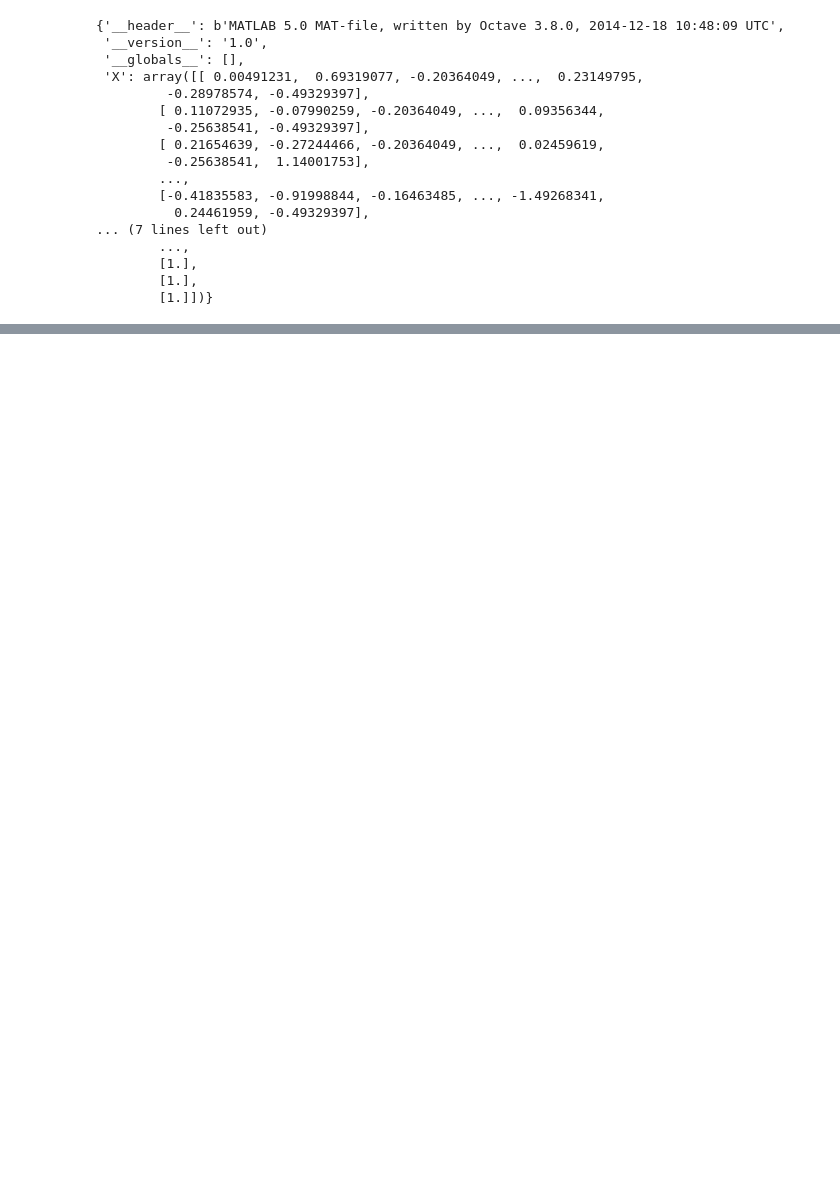
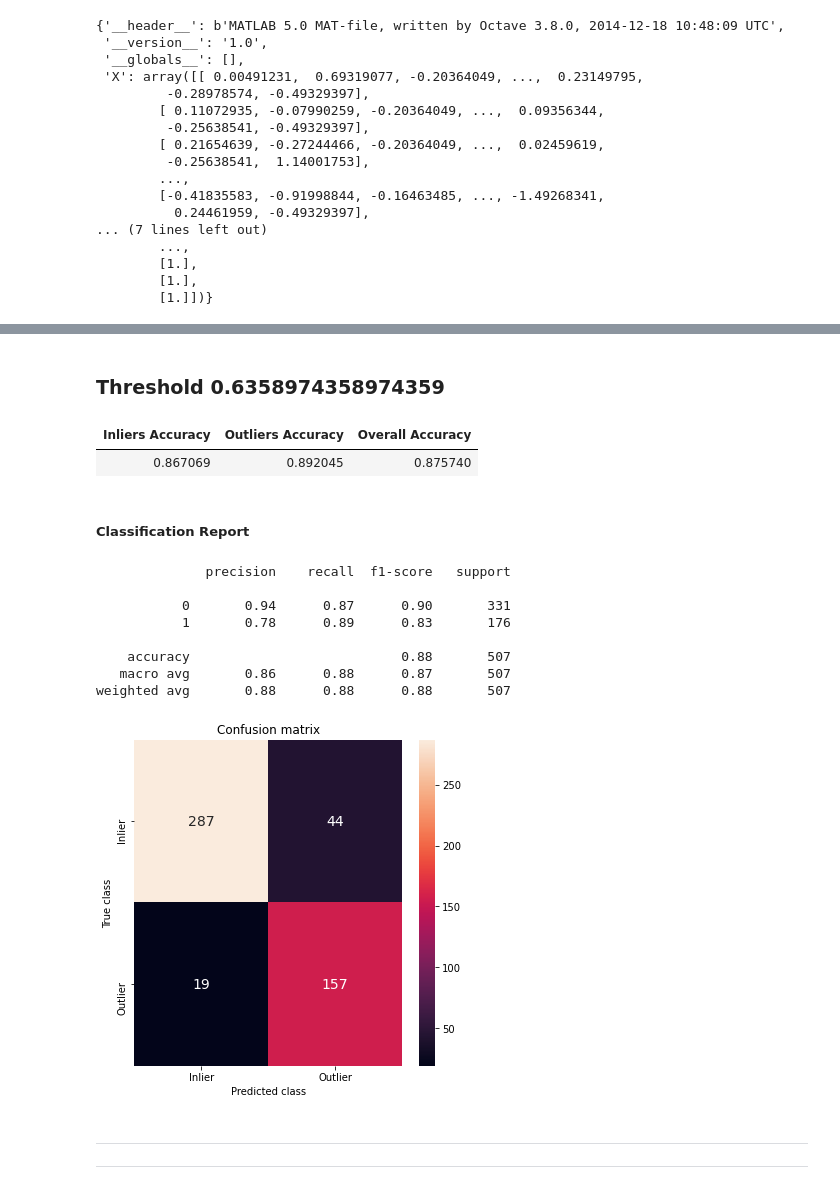
Before and after one commit to martin-krutsky/anomaly-detection-autoencoders, a Jupyter notebook: outlier_detection.ipynb, the cells around one changed output, grey strips where cells are left out. Cells and saved outputs as stored; diff of their text form; code cells hidden in the pictures; blank space fills up the shorter version.

Commit message:
add denoising and variational AE and their comparison

```diff
--- a/outlier_detection.ipynb
+++ b/outlier_detection.ipynb
@@ -172,0 +420,6 @@ epoch 19; train loss: 0.001154351957464112; valid loss: 0.0010079960338771343
+# %%
+denoising_ae = DenoisingAutoEncoder(noise_rate=0.1)
+
+learning_rate = 1e-2
+optimizer = torch.optim.Adam(denoising_ae.parameters(), lr=learning_rate)
+criterion = nn.MSELoss()
@@ -172,0 +449,2 @@ epoch 19; train loss: 0.001154351957464112; valid loss: 0.0010079960338771343
+# %%
+test_df, test_MSEs = eval_on_testset(denoising_ae, X_test, y_test)
@@ -172,0 +470,2 @@ epoch 19; train loss: 0.001154351957464112; valid loss: 0.0010079960338771343
+# %%
+optimal_threshold = try_threshold_grid(test_MSEs, y_test, 'denoising_autoencoder', start=0.1, stop=2.0, num_thresholds=40)
@@ -172,0 +502,32 @@ epoch 19; train loss: 0.001154351957464112; valid loss: 0.0010079960338771343
+# %%
+predictions = classify_by_error(test_MSEs, optimal_threshold)
+matrix = confusion_matrix(y_test, predictions)
+class_accuracies = matrix.diagonal()/matrix.sum(axis=1)
+acc_df = pd.DataFrame({
+    'Inliers Accuracy': [class_accuracies[0]],
+    'Outliers Accuracy': [class_accuracies[1]],
+    'Overall Accuracy': [accuracy_score(y_test, predictions)]
+})
+
+display(Markdown(f'### Threshold {optimal_threshold}'))
+display(acc_df.style.hide_index())
+display(Markdown(f'##### Classification Report'))
+print(classification_report(y_test, predictions))
+plot_confusion_matrix(matrix)
+# %% [output]
+### Threshold 0.6358974358974359
+| Inliers Accuracy | Outliers Accuracy | Overall Accuracy |
+| 0.867069 | 0.892045 | 0.875740 |
+##### Classification Report
+              precision    recall  f1-score   support
+
+           0       0.94      0.87      0.90       331
+           1       0.78      0.89      0.83       176
+
+    accuracy                           0.88       507
+   macro avg       0.86      0.88      0.87       507
+weighted avg       0.88      0.88      0.88       507
+[figure, added]
+# %% [markdown]
+---
+---
```
Also changed, not shown: parts of 60 cells of this notebook, 1 other file.
